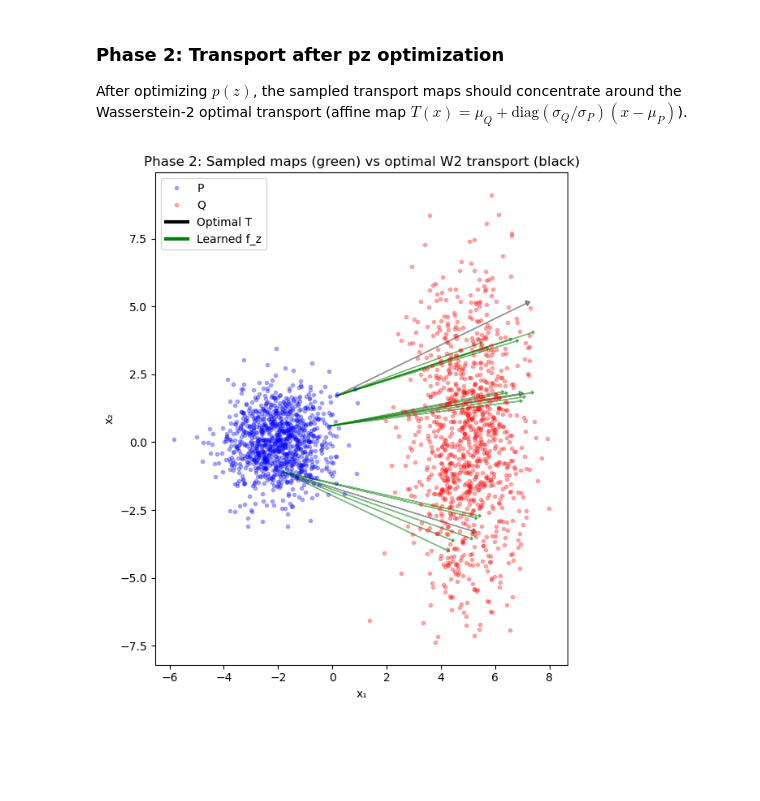
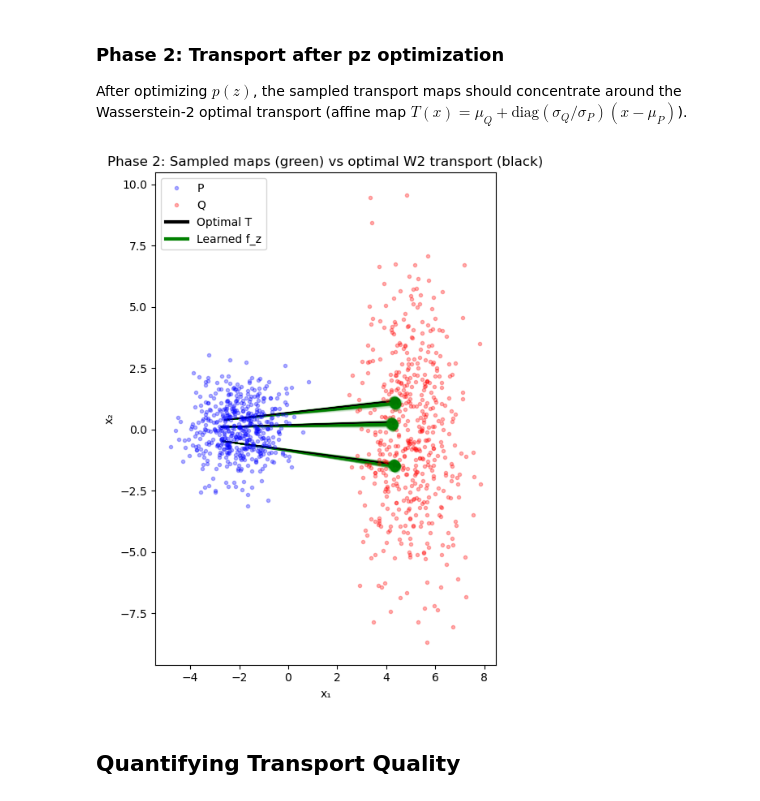
Before and after one commit to nathanieljevans/hypernet, a Jupyter notebook: notebooks/05_OPTIMAL_TRANSPORT.ipynb, the cells around one changed output. Drawn from its saved outputs; the diff is of its cells as text; code cells hidden in the pictures; blank space fills up the shorter version.

```diff
--- a/notebooks/05_OPTIMAL_TRANSPORT.ipynb
+++ b/notebooks/05_OPTIMAL_TRANSPORT.ipynb
@@ -38,7 +37,7 @@ Using cuda
 Source $P \sim \mathcal{N}(\mu_P, \Sigma_P)$ and target $Q \sim \mathcal{N}(\mu_Q, \Sigma_Q)$. For 2D Gaussians with diagonal covariances, the $W_2$ optimal transport map is $T(x) = \mu_Q + \text{diag}(\sigma_Q / \sigma_P)(x - \mu_P)$.
 # %%
 torch.manual_seed(42)
-n_samples = 1000
+n_samples = 500
 
 # P: source 2D Gaussian (diagonal cov)
 mu_P = torch.tensor([-2.0, 0.0])
@@ -79,12 +78,12 @@ mlp = MLP(in_channels=2, out_channels=2, hidden_channels=64, layers=2, nonlin='e
 
 hnet = HyperNet(
     mlp,
-    stochastic_channels=16,
+    stochastic_channels=32,
     width=128,
     dropout=0., norm='none', bias=False,
-    pz='bernoulli',
+    pz='normal',
     learn_pz=True,  # needed for Phase 2; we freeze the flow in Phase 1
-    nvp_kwargs={'hidden_dim': 32, 'num_layers': 4, 'nonlin': 'elu', 'mask_type': 'alternating'},
+    nvp_kwargs={'hidden_dim': 64, 'num_layers': 8, 'nonlin': 'elu', 'mask_type': 'alternating'},
 ).to(device)
 
 # Freeze pz for Phase 1
@@ -92,10 +91,10 @@ for p in hnet.normalizing_flow.parameters():
     p.requires_grad = False
 
 # Train with Energy Distance Loss: every point in P predicts every point in Q
-optim = torch.optim.Adam(filter(lambda p: p.requires_grad, hnet.parameters()), lr=1e-3)
+optim = torch.optim.Adam(filter(lambda p: p.requires_grad, hnet.parameters()), lr=1e-4)
 crit_edl = EnergyDistanceLoss()
 
-batch_size, num_epochs, nsamples = 128, 500, 100
+batch_size, num_epochs, nsamples = 512, 500, 200
 losses = []
 
 for epoch in range(num_epochs):
@@ -217,36 +225,39 @@ After optimizing $p(z)$, the sampled transport maps should concentrate around th
 # %%
 # import Line2D
 from matplotlib.lines import Line2D
 
 # Plot: transport maps after pz optimization vs optimal W2 map
 hnet.eval()
 n_show = 3
 x_show = P[torch.randperm(n_samples)[:n_show]]
 with torch.no_grad():
     yhat_pz = hnet(x_show, samples=250)  # (50, n_show, 2)
 
 fig, ax = plt.subplots(figsize=(7, 7))
 ax.plot(P[:, 0].numpy(), P[:, 1].numpy(), 'b.', alpha=0.3, label='P')
 ax.plot(Q[:, 0].numpy(), Q[:, 1].numpy(), 'r.', alpha=0.3, label='Q')
 x_np = x_show.numpy()
 # Arrows: P -> learned transport (green) and optimal T(x) (black)
-for i in range(min(40, n_show)):
+for i in range(n_show):
     preds = yhat_pz[:, i, :].numpy()
     t_opt = optimal_transport_map(x_show[i:i+1]).squeeze().numpy()
+    for j in range(len(preds)):
+        ax.arrow(x_np[i, 0], x_np[i, 1], preds[j, 0] - x_np[i, 0], preds[j, 1] - x_np[i, 1],
+                 head_width=0.12, head_length=0.08, fc='green', ec='green', alpha=0.05)
+        plt.plot(preds[j, 0], preds[j, 1], 'go', alpha=0.1)
     ax.arrow(x_np[i, 0], x_np[i, 1], t_opt[0] - x_np[i, 0], t_opt[1] - x_np[i, 1],
-             head_width=0.2, head_length=0.15, fc='black', ec='black', alpha=0.4)
-    for j in range(min(5, len(preds))):
-        ax.arrow(x_np[i, 0], x_np[i, 1], preds[j, 0] - x_np[i, 0], preds[j, 1] - x_np[i, 1],
-                 head_width=0.12, head_length=0.08, fc='green', ec='green', alpha=0.5)
+             head_width=0.2, head_length=0.15, fc='black', ec='black', alpha=1.0)
 handles, labels = ax.get_legend_handles_labels()
 handles.extend([Line2D([0], [0], color='black', lw=3, label='Optimal T'),
                 Line2D([0], [0], color='green', lw=3, label='Learned f_z')])
 ax.legend(handles=handles)
 ax.set_xlabel('x₁')
 ax.set_ylabel('x₂')
 ax.set_aspect('equal')
 ax.set_title('Phase 2: Sampled maps (green) vs optimal W2 transport (black)')
 plt.tight_layout()
 plt.show()
 # %% [output]
-[figure, old version]
+[figure, new version]
+# %% [markdown]
+## Quantifying Transport Quality
```
Also changed, not shown: parts of 12 cells of this notebook.
